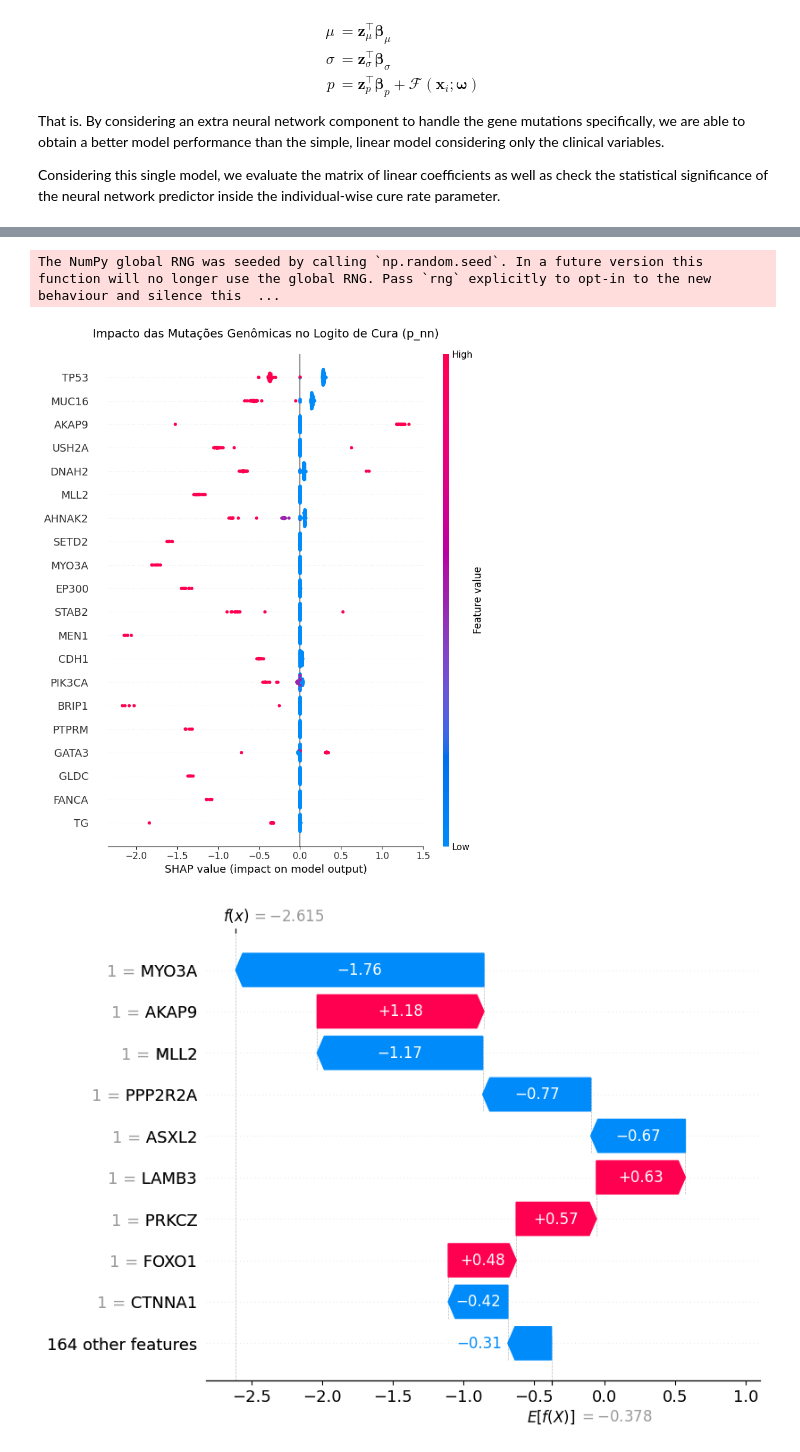
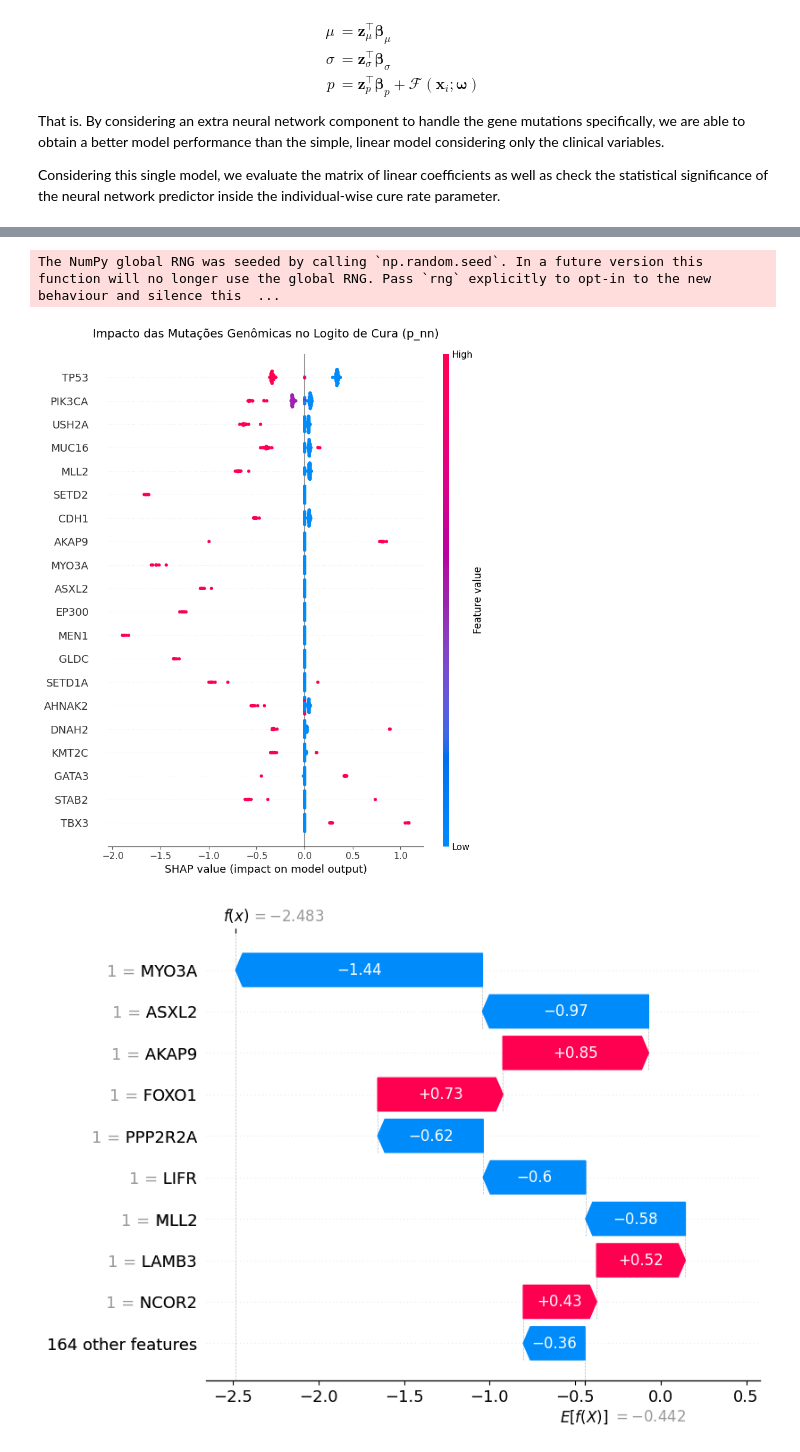
Before and after one commit to nhilariosilva/metabric_aft_models, a Jupyter notebook: notebooks/Holdout Analysis.ipynb, the cells around one changed output, grey strips where cells are left out. Drawn from its saved outputs; the diff is of its cells as text; code cells hidden in the pictures.

Commit message:
Fixed SHAP analysis for ln_model. UMAP may be an interesting thing to analyse too

```diff
--- a/notebooks/Holdout Analysis.ipynb
+++ b/notebooks/Holdout Analysis.ipynb
@@ -412,7 +412,7 @@ As a list of input values, x, was not provided, obtaining the covariances only f
 # %%
-p_nn_summary_train = ll_model3.summary(X_train_nn).iloc[:,-4:]
+p_nn_summary_train = ln_model3.summary(X_train_nn).iloc[:,-4:]
 display(p_nn_summary_train)
 
-p_nn_summary_test = ll_model3.summary(X_test_nn).iloc[:,-4:]
+p_nn_summary_test = ln_model3.summary(X_test_nn).iloc[:,-4:]
 # %% [output]
 |  | p_nn | p_nn_se | p_nn_lower | p_nn_upper |
@@ -451,9 +451,11 @@ Pacientes cujos genes tiveram predição significativa - Test: 0.414686825053995
 # %%
+# Considera apenas as observações que foram estatisticamente significativas segundo o modelo
+
 pred_train = pd.concat([z_train_mu.iloc[:,1:], X_train_nn, p_nn_summary_train], axis = 1)
-# pred_train = pred_train.loc[significant_p_nn_train, :]
+pred_train = pred_train.loc[significant_p_nn_train, :]
 
 pred_test = pd.concat([z_test_mu.iloc[:,1:], X_test_nn, p_nn_summary_test], axis = 1)
-# pred_test = pred_test.loc[significant_p_nn_test, :]
+pred_test = pred_test.loc[significant_p_nn_test, :]
 # %%
 import pandas as pd
 import numpy as np
@@ -646,6 +654,17 @@ import shap
 import numpy as np
 import tensorflow as tf
 import matplotlib.pyplot as plt
+
+# 1. PREPARAÇÃO DOS DADOS
+y = pred_train["p_nn"]
+
+cols_to_drop = ["p_nn", "p_nn_se", "p_nn_lower", "p_nn_upper"]
+X_full_train = pred_train.drop(columns = cols_to_drop, errors = "ignore")
+X_full_test = pred_test.drop(columns = cols_to_drop, errors = "ignore")
+
+gene_start_idx = X_full.columns.get_loc('FOXO3')
+X_genes_train = X_full_train.iloc[:, gene_start_idx:]
+X_genes_test = X_full_test.iloc[:, gene_start_idx:]
 
 # 1. FUNÇÃO CAIXA-PRETA (O TRADUTOR PARA O SHAP)
 # O KernelExplainer envia matrizes NumPy. Precisamos convertê-las para Tensor,
@@ -656,7 +675,7 @@ def predict_logit_p(x_numpy):
     # ATENÇÃO: Substitua esta linha pela chamada exata que você usa
     # no thetaflow para passar os dados genômicos pela rede na Estrutura 3.
     # Exemplo hipotético usando a função que criamos anteriormente:
-    logits = cure_aft.network_call(ll_model3, x_tensor, training=False)
+    logits = cure_aft.network_call(ln_model3, x_tensor, training=False)
 
     return logits.numpy().flatten()
 
@@ -671,33 +690,33 @@ explainer = shap.KernelExplainer(predict_logit_p, X_background_summary)
 # Nota: Se o teste for muito grande, teste com os primeiros 50 pacientes: X_genes_test.values[:50]
 shap_values = explainer.shap_values(X_genes_test.values)
 
 # 5. SUMMARY PLOT (A Prova Definitiva)
 plt.figure(figsize=(10, 8))
 shap.summary_plot(
     shap_values,
     features=X_genes_test,
     feature_names=X_genes_test.columns,
     show=False
 )
 plt.title("Impacto das Mutações Genômicas no Logito de Cura (p_nn)", fontsize=14, pad=20)
 plt.tight_layout()
 plt.show()
 
 # 6. WATERFALL PLOT (Paciente Individual)
 paciente_idx = 0
 shap_exp = shap.Explanation(
     values=shap_values[paciente_idx],
     base_values=explainer.expected_value,
     data=X_genes_test.iloc[paciente_idx],
     feature_names=X_genes_test.columns
 )
 
 plt.figure()
 shap.plots.waterfall(shap_exp, max_display=10)
 plt.title(f"Decomposição do Risco para o Paciente {paciente_idx}")
 plt.show()
 # %% [output]
 The NumPy global RNG was seeded by calling `np.random.seed`. In a future version this function will no longer use the global RNG. Pass `rng` explicitly to opt-in to the new behaviour and silence this  ...
-[figure, old version]
+[figure, new version]
-[figure, old version]
+[figure, new version]
 [figure]
```
Also changed, not shown: parts of 8 cells of this notebook, 1 other file.
